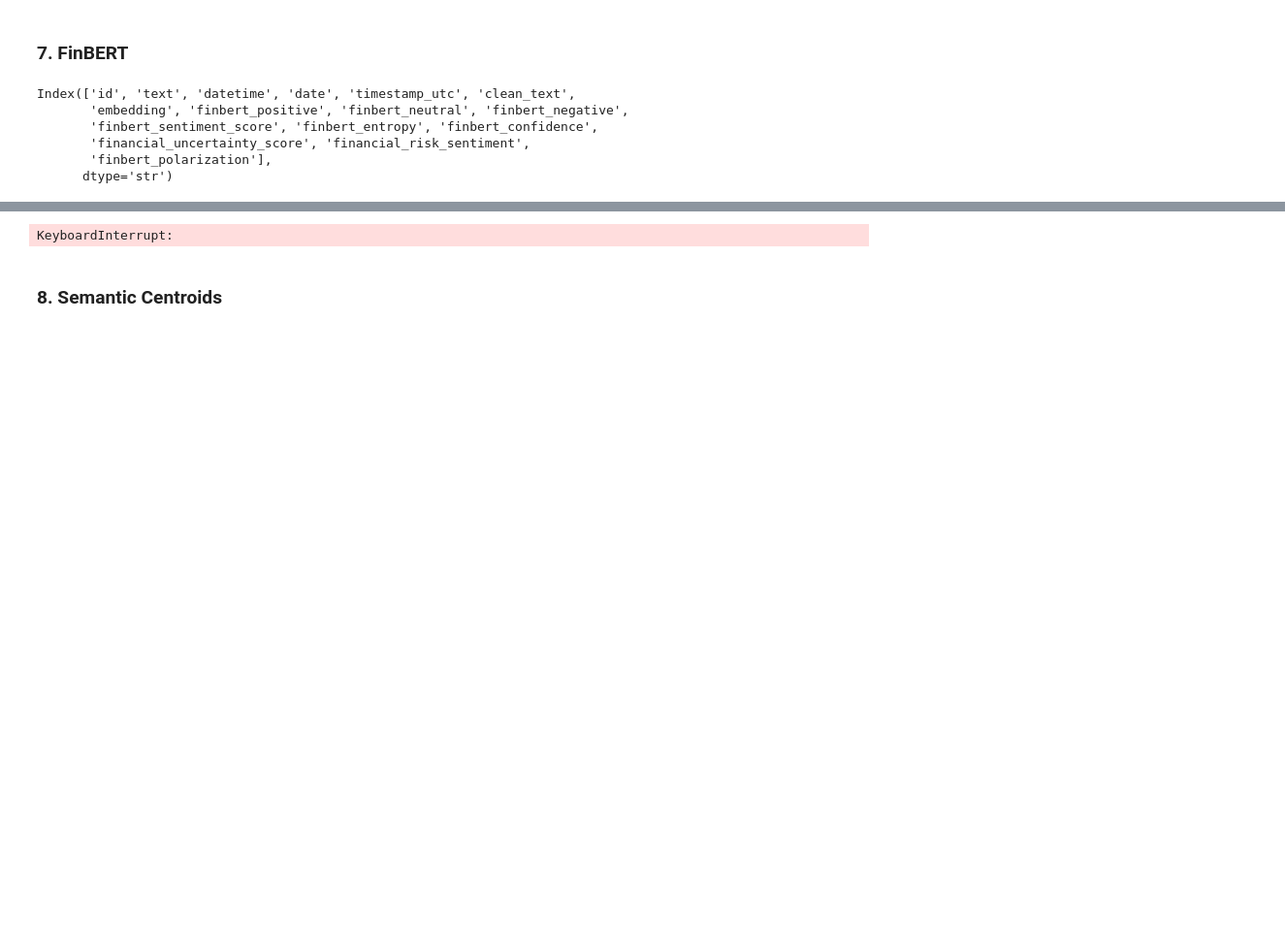
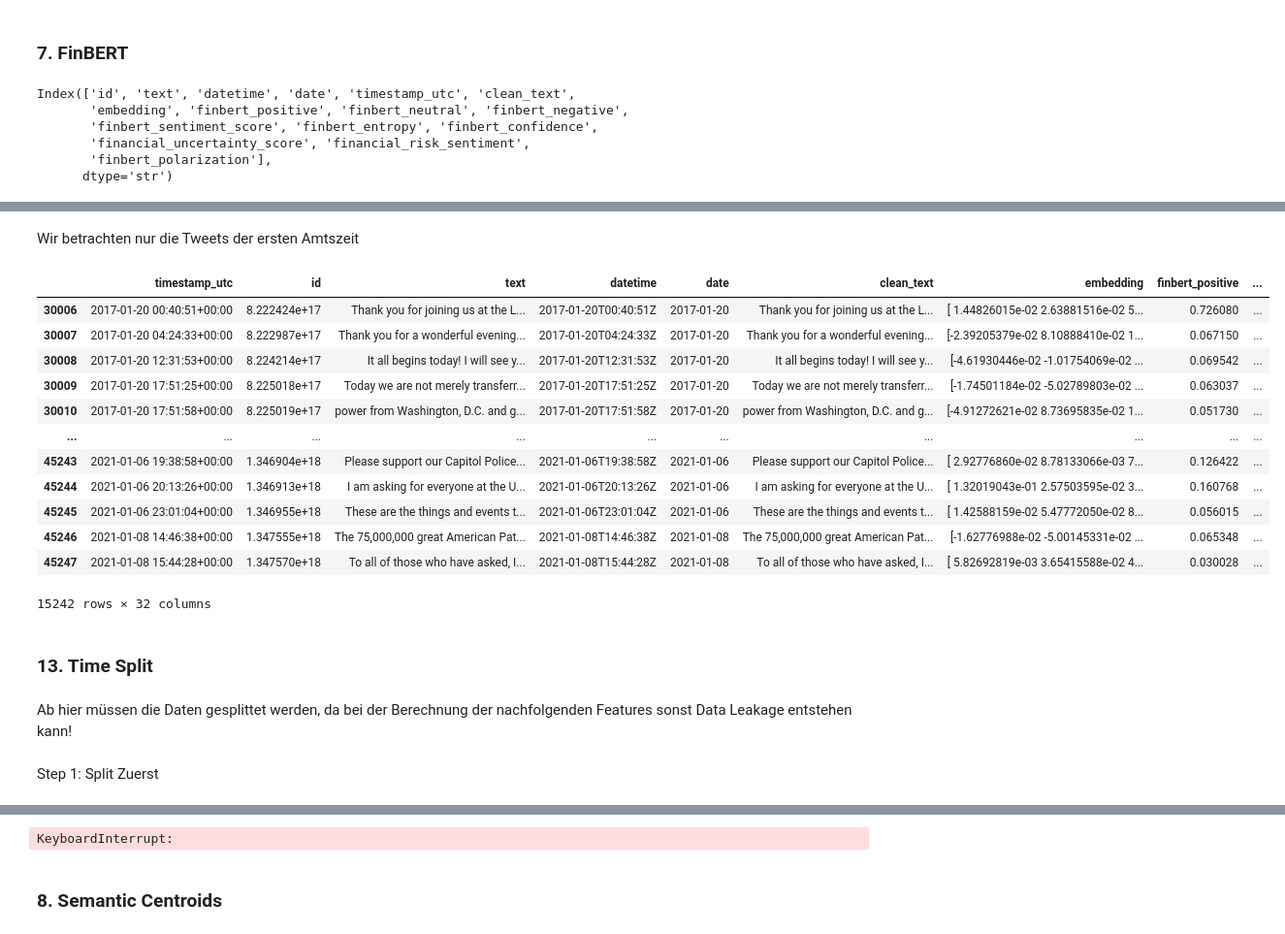
Before and after one commit to fstevener/trump_oil_analysis_v2, a Jupyter notebook: 01_notebooks/1.1_preprocessing_tweets.ipynb, the cells around one changed output, grey strips where cells are left out. Shown at 97% size. Saved outputs shown, nothing was run; the diff lists cells and outputs as text; code cells hidden in the pictures; blank space fills up the shorter version.

```diff
--- a/01_notebooks/1.1_preprocessing_tweets.ipynb
+++ b/01_notebooks/1.1_preprocessing_tweets.ipynb
@@ -422,0 +813,2 @@ tweets_df.to_csv(r"C:\Users\02_Florian_Benutzer\Desktop\trump_oil_analysis_v2\00
+# %%
+tweets_df = tweets_df.fillna(0)
@@ -422,0 +839,19 @@ tweets_df.to_csv(r"C:\Users\02_Florian_Benutzer\Desktop\trump_oil_analysis_v2\00
+# %% [markdown]
+Wir betrachten nur die Tweets der ersten Amtszeit
+# %%
+def add_is_president_feature(df, timestamp_col="timestamp_utc"):
+    df[timestamp_col] = pd.to_datetime(df[timestamp_col], utc=True)
+
+    start = pd.Timestamp("2017-01-20", tz="UTC")
+    end   = pd.Timestamp("2021-01-20", tz="UTC")
+
+    df["is_trump_president"] = (
+        (df[timestamp_col] >= start) &
+        (df[timestamp_col] < end)
+    ).astype(int)
+
+    return df
+# %%
+tweets_df = add_is_president_feature(tweets_df)
+# %%
+tweets_df = tweets_df[tweets_df["is_trump_president"] == 1]
@@ -422,0 +860,20 @@ tweets_df.to_csv(r"C:\Users\02_Florian_Benutzer\Desktop\trump_oil_analysis_v2\00
+# %%
+tweets_df
+# %% [output]
+|  | timestamp_utc | id | text | datetime | date | clean_text | embedding | finbert_positive | ... |
+| 30006 | 2017-01-20 00:40:51+00:00 | 8.222424e+17 | Thank you for joining us at the L... | 2017-01-20T00:40:51Z | 2017-01-20 | Thank you for joining us at the L... | [ 1.44826015e-02 2.63881516e-02 5... | 0.726080 | ... |
+| 30007 | 2017-01-20 04:24:33+00:00 | 8.222987e+17 | Thank you for a wonderful evening... | 2017-01-20T04:24:33Z | 2017-01-20 | Thank you for a wonderful evening... | [-2.39205379e-02 8.10888410e-02 1... | 0.067150 | ... |
+| 30008 | 2017-01-20 12:31:53+00:00 | 8.224214e+17 | It all begins today! I will see y... | 2017-01-20T12:31:53Z | 2017-01-20 | It all begins today! I will see y... | [-4.61930446e-02 -1.01754069e-02 ... | 0.069542 | ... |
+| 30009 | 2017-01-20 17:51:25+00:00 | 8.225018e+17 | Today we are not merely transferr... | 2017-01-20T17:51:25Z | 2017-01-20 | Today we are not merely transferr... | [-1.74501184e-02 -5.02789803e-02 ... | 0.063037 | ... |
+| 30010 | 2017-01-20 17:51:58+00:00 | 8.225019e+17 | power from Washington, D.C. and g... | 2017-01-20T17:51:58Z | 2017-01-20 | power from Washington, D.C. and g... | [-4.91272621e-02 8.73695835e-02 1... | 0.051730 | ... |
+| ... | ... | ... | ... | ... | ... | ... | ... | ... | ... |
+| 45243 | 2021-01-06 19:38:58+00:00 | 1.346904e+18 | Please support our Capitol Police... | 2021-01-06T19:38:58Z | 2021-01-06 | Please support our Capitol Police... | [ 2.92776860e-02 8.78133066e-03 7... | 0.126422 | ... |
+| 45244 | 2021-01-06 20:13:26+00:00 | 1.346913e+18 | I am asking for everyone at the U... | 2021-01-06T20:13:26Z | 2021-01-06 | I am asking for everyone at the U... | [ 1.32019043e-01 2.57503595e-02 3... | 0.160768 | ... |
+| 45245 | 2021-01-06 23:01:04+00:00 | 1.346955e+18 | These are the things and events t... | 2021-01-06T23:01:04Z | 2021-01-06 | These are the things and events t... | [ 1.42588159e-02 5.47772050e-02 8... | 0.056015 | ... |
+| 45246 | 2021-01-08 14:46:38+00:00 | 1.347555e+18 | The 75,000,000 great American Pat... | 2021-01-08T14:46:38Z | 2021-01-08 | The 75,000,000 great American Pat... | [-1.62776988e-02 -5.00145331e-02 ... | 0.065348 | ... |
+| 45247 | 2021-01-08 15:44:28+00:00 | 1.347570e+18 | To all of those who have asked, I... | 2021-01-08T15:44:28Z | 2021-01-08 | To all of those who have asked, I... | [ 5.82692819e-03 3.65415588e-02 4... | 0.030028 | ... |
+15242 rows × 32 columns
+# %% [markdown]
+### 13. Time Split
+# %% [markdown]
+Ab hier müssen die Daten gesplittet werden, da bei der Berechnung der nachfolgenden Features sonst Data Leakage entstehen kann!
@@ -422,0 +888,2 @@ tweets_df.to_csv(r"C:\Users\02_Florian_Benutzer\Desktop\trump_oil_analysis_v2\00
+# %% [markdown]
+Step 1: Split Zuerst
```
Also changed, not shown: parts of 75 cells of this notebook, 3 other files.
